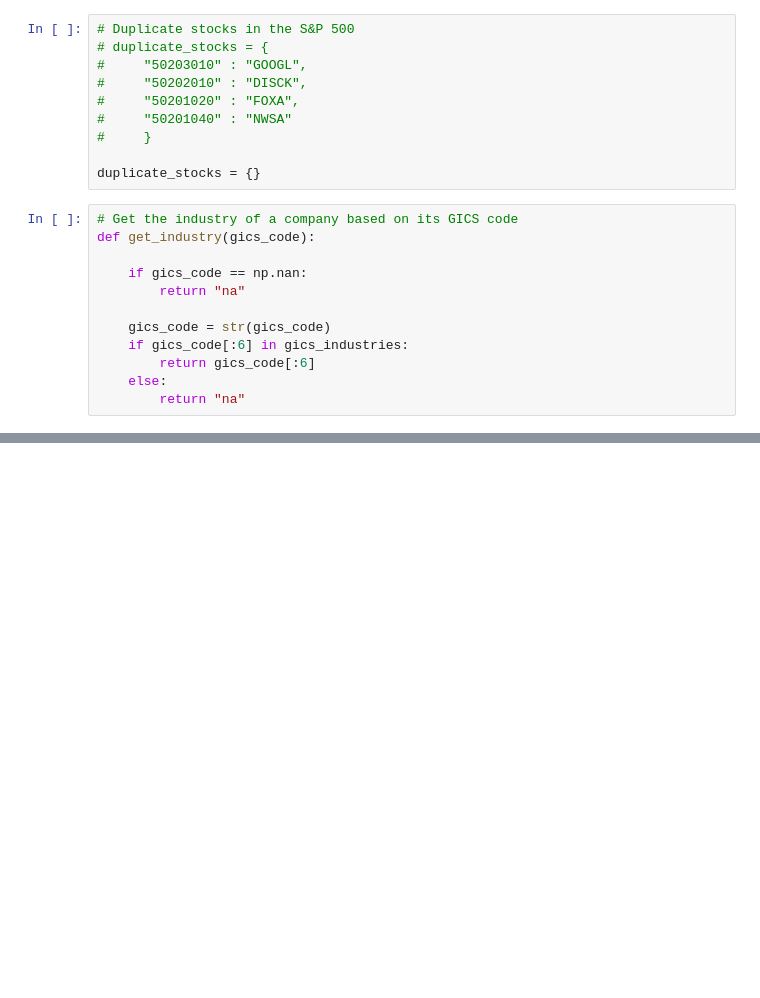
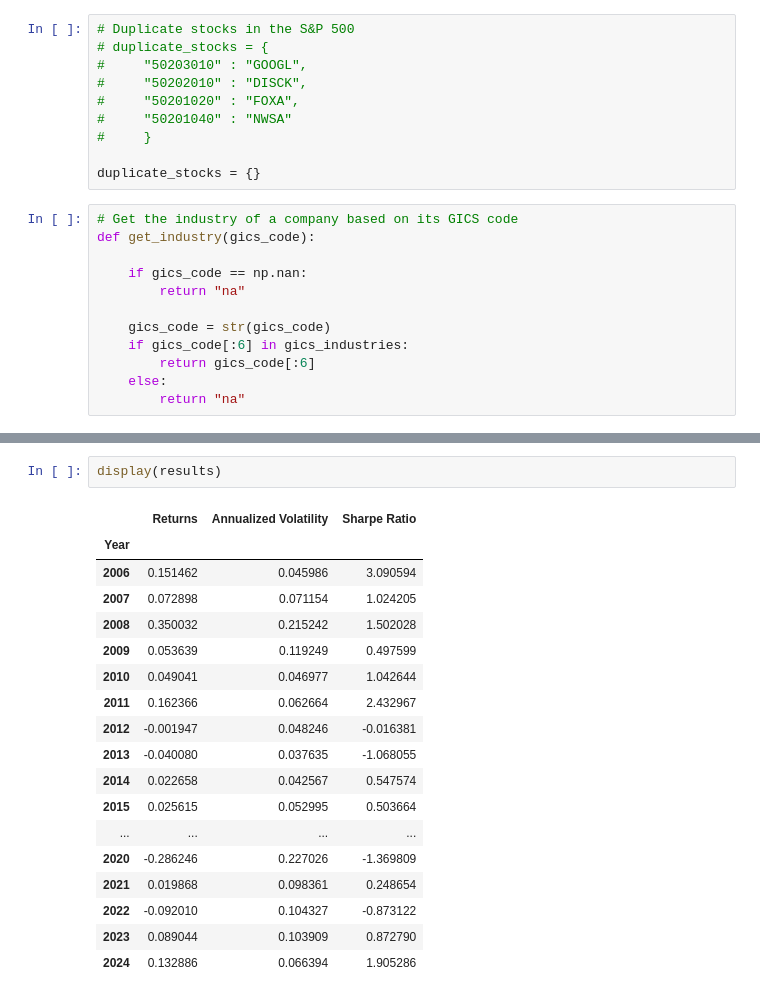
Before and after one commit to KiranReddy0808/FE5214-Introduction-to-quant-investing, a Jupyter notebook: Assignment 2/Assignment2.ipynb, the cells around one changed output, grey strips where cells are left out. Saved outputs shown, nothing was run; the diff lists cells and outputs as text; blank space fills up the shorter version.

```diff
--- a/Assignment 2/Assignment2.ipynb
+++ b/Assignment 2/Assignment2.ipynb
@@ -362,0 +584,21 @@ plt.show()
+# %%
+display(results)
+# %% [output]
+|  | Returns | Annualized Volatility | Sharpe Ratio |
+| Year |  |  |  |
+| 2006 | 0.151462 | 0.045986 | 3.090594 |
+| 2007 | 0.072898 | 0.071154 | 1.024205 |
+| 2008 | 0.350032 | 0.215242 | 1.502028 |
+| 2009 | 0.053639 | 0.119249 | 0.497599 |
+| 2010 | 0.049041 | 0.046977 | 1.042644 |
+| 2011 | 0.162366 | 0.062664 | 2.432967 |
+| 2012 | -0.001947 | 0.048246 | -0.016381 |
+| 2013 | -0.040080 | 0.037635 | -1.068055 |
+| 2014 | 0.022658 | 0.042567 | 0.547574 |
+| 2015 | 0.025615 | 0.052995 | 0.503664 |
+| ... | ... | ... | ... |
+| 2020 | -0.286246 | 0.227026 | -1.369809 |
+| 2021 | 0.019868 | 0.098361 | 0.248654 |
+| 2022 | -0.092010 | 0.104327 | -0.873122 |
+| 2023 | 0.089044 | 0.103909 | 0.872790 |
+| 2024 | 0.132886 | 0.066394 | 1.905286 |
```
Also changed, not shown: parts of 12 cells of this notebook.
